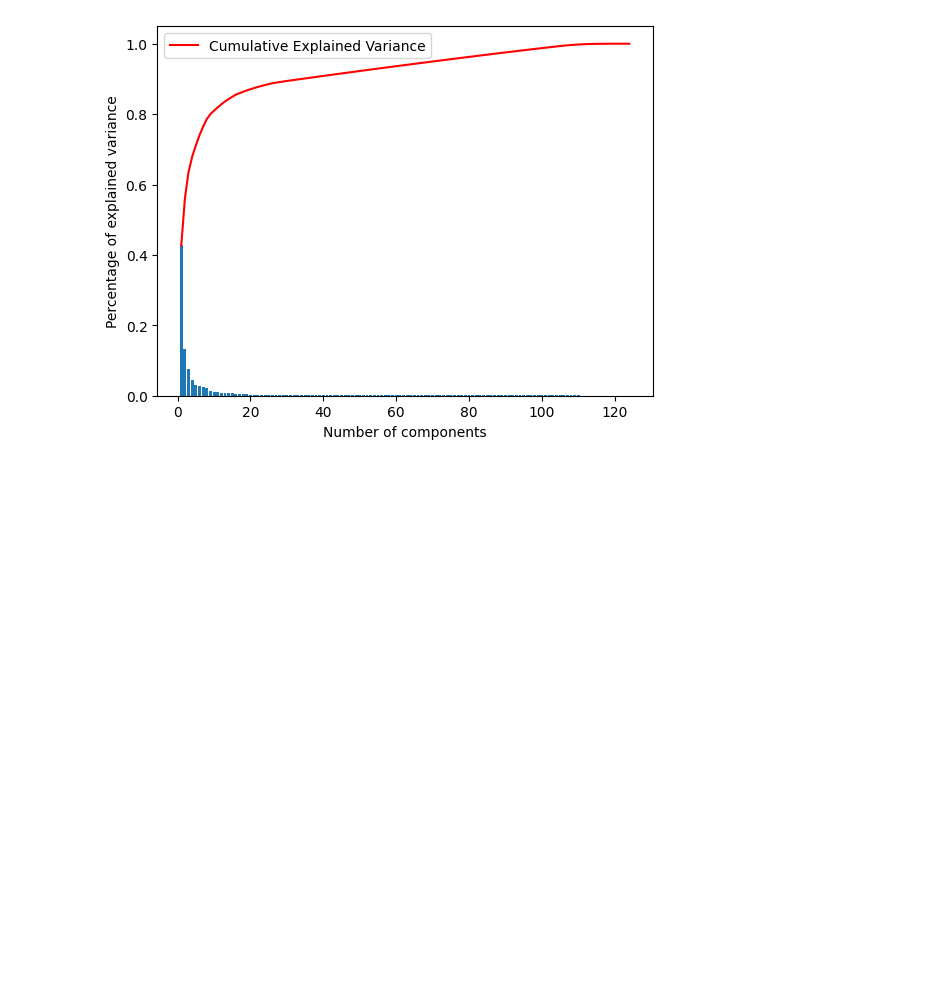
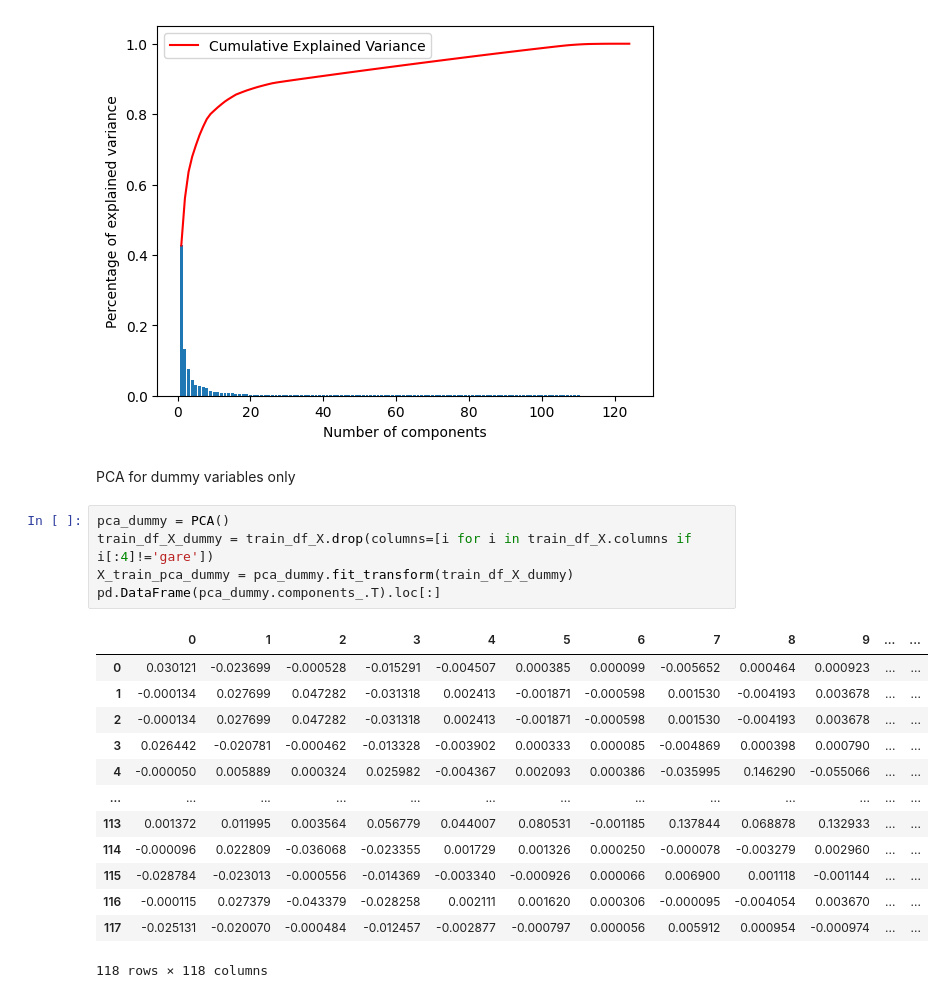
Before and after one commit to Lucasvitoriano25/PredDelay_TGVTrains, a Jupyter notebook: dim_reduction.ipynb, the cells around one changed output. Cells and saved outputs as stored; diff of their text form; blank space fills up the shorter version.

```diff
--- a/dim_reduction.ipynb
+++ b/dim_reduction.ipynb
@@ -273,3 +258,24 @@ plt.legend(loc='upper left')
 # %% [output]
 <matplotlib.legend.Legend at 0x...>
 [figure]
+# %% [markdown]
+PCA for dummy variables only
+# %%
+pca_dummy = PCA()
+train_df_X_dummy = train_df_X.drop(columns=[i for i in train_df_X.columns if i[:4]!='gare'])
+X_train_pca_dummy = pca_dummy.fit_transform(train_df_X_dummy)
+pd.DataFrame(pca_dummy.components_.T).loc[:]
+# %% [output]
+|  | 0 | 1 | 2 | 3 | 4 | 5 | 6 | 7 | 8 | 9 | ... | ... |
+| 0 | 0.030121 | -0.023699 | -0.000528 | -0.015291 | -0.004507 | 0.000385 | 0.000099 | -0.005652 | 0.000464 | 0.000923 | ... | ... |
+| 1 | -0.000134 | 0.027699 | 0.047282 | -0.031318 | 0.002413 | -0.001871 | -0.000598 | 0.001530 | -0.004193 | 0.003678 | ... | ... |
+| 2 | -0.000134 | 0.027699 | 0.047282 | -0.031318 | 0.002413 | -0.001871 | -0.000598 | 0.001530 | -0.004193 | 0.003678 | ... | ... |
+| 3 | 0.026442 | -0.020781 | -0.000462 | -0.013328 | -0.003902 | 0.000333 | 0.000085 | -0.004869 | 0.000398 | 0.000790 | ... | ... |
+| 4 | -0.000050 | 0.005889 | 0.000324 | 0.025982 | -0.004367 | 0.002093 | 0.000386 | -0.035995 | 0.146290 | -0.055066 | ... | ... |
+| ... | ... | ... | ... | ... | ... | ... | ... | ... | ... | ... | ... | ... |
+| 113 | 0.001372 | 0.011995 | 0.003564 | 0.056779 | 0.044007 | 0.080531 | -0.001185 | 0.137844 | 0.068878 | 0.132933 | ... | ... |
+| 114 | -0.000096 | 0.022809 | -0.036068 | -0.023355 | 0.001729 | 0.001326 | 0.000250 | -0.000078 | -0.003279 | 0.002960 | ... | ... |
+| 115 | -0.028784 | -0.023013 | -0.000556 | -0.014369 | -0.003340 | -0.000926 | 0.000066 | 0.006900 | 0.001118 | -0.001144 | ... | ... |
+| 116 | -0.000115 | 0.027379 | -0.043379 | -0.028258 | 0.002111 | 0.001620 | 0.000306 | -0.000095 | -0.004054 | 0.003670 | ... | ... |
+| 117 | -0.025131 | -0.020070 | -0.000484 | -0.012457 | -0.002877 | -0.000797 | 0.000056 | 0.005912 | 0.000954 | -0.000974 | ... | ... |
+118 rows × 118 columns
```
Also changed, not shown: parts of 4 cells of this notebook.
